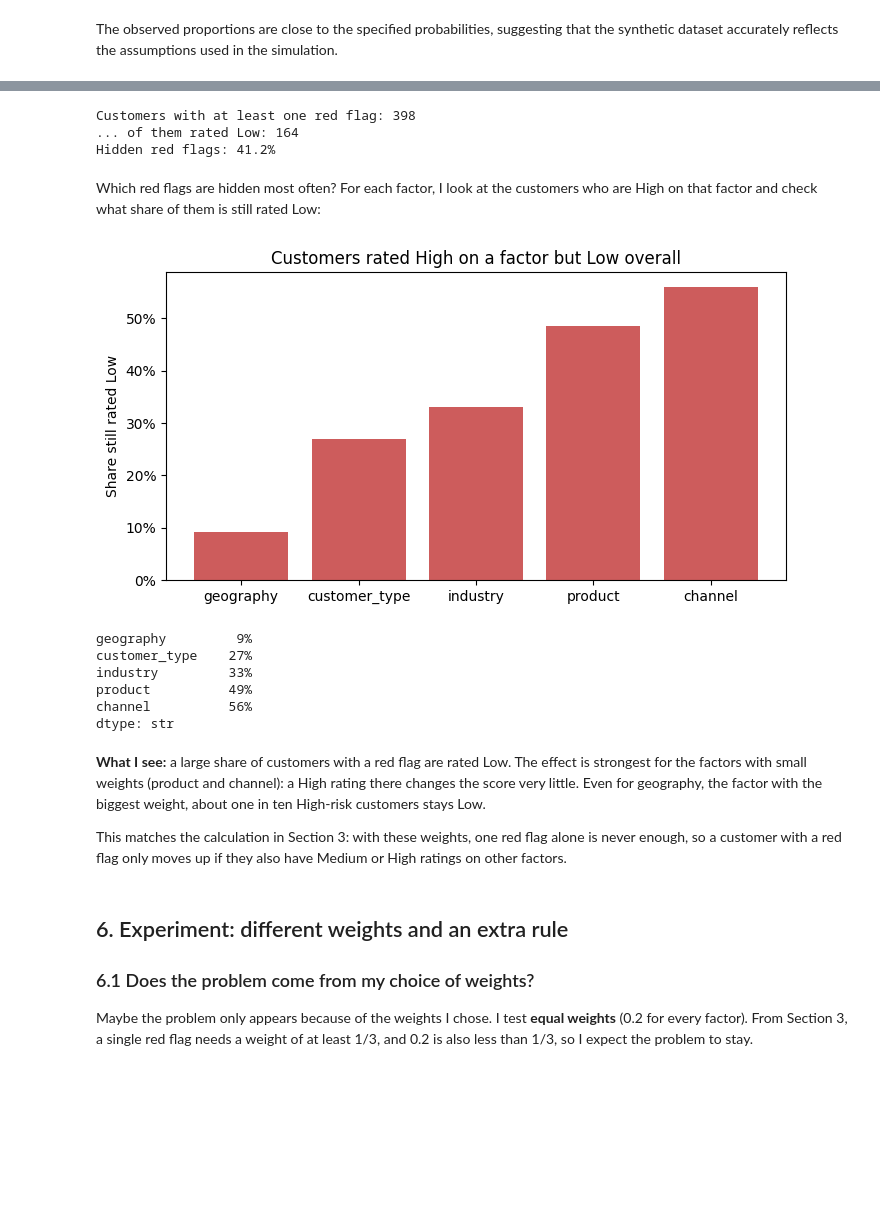
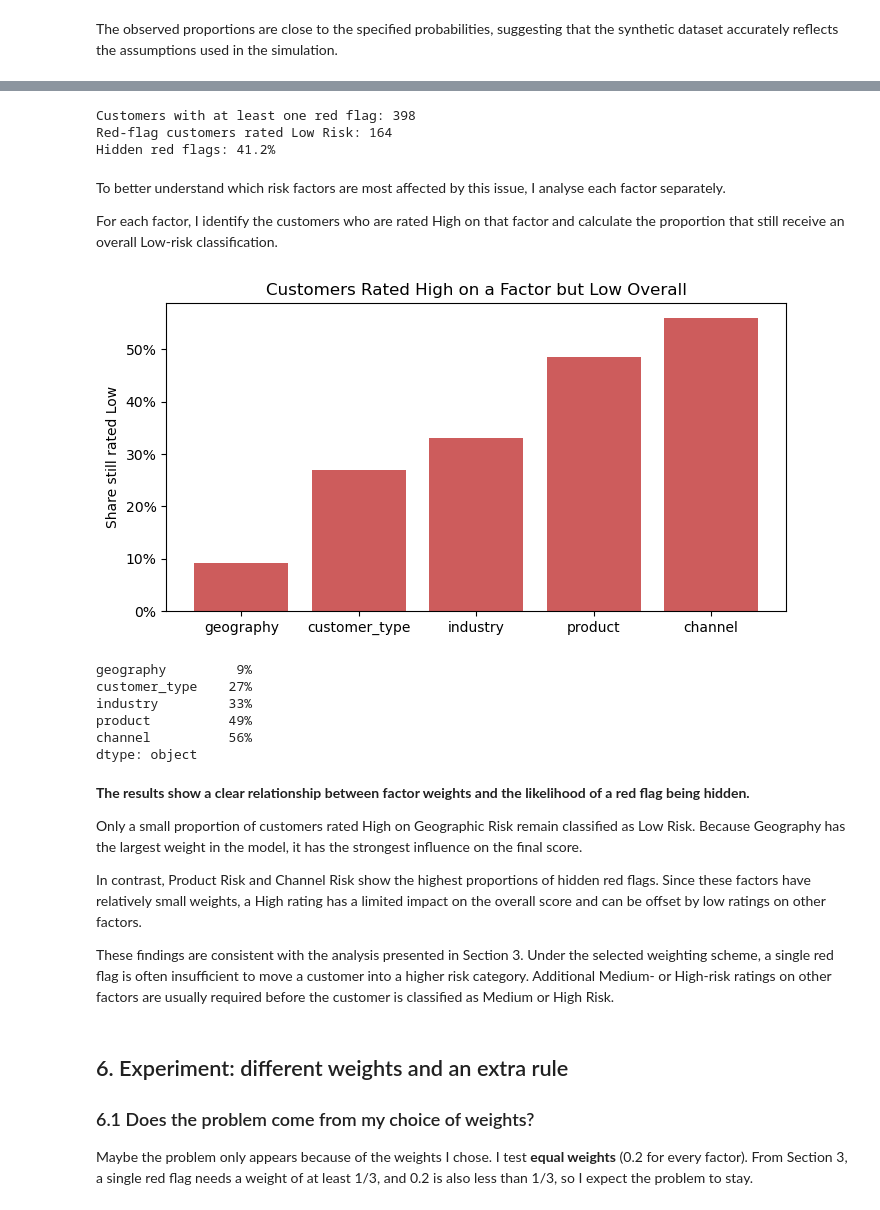
Before and after one commit to yanadzhizova/risk-matrix-project, a Jupyter notebook: notebook.ipynb, the cells around one changed output, grey strips where cells are left out. Drawn from its saved outputs; the diff is of its cells as text; code cells hidden in the pictures; blank space fills up the shorter version.

Commit message:
Refine results and hidden red flag analysis

```diff
--- a/notebook.ipynb
+++ b/notebook.ipynb
@@ -284,42 +287,53 @@ red_flag_customers = customers[customers["red_flag"]]
 hidden = red_flag_customers[red_flag_customers["risk_level"] == "Low"]
 
 print("Customers with at least one red flag:", len(red_flag_customers))
-print("... of them rated Low:", len(hidden))
+print("Red-flag customers rated Low Risk:", len(hidden))
 print(f"Hidden red flags: {len(hidden) / len(red_flag_customers):.1%}")
 # %% [output]
 Customers with at least one red flag: 398
-... of them rated Low: 164
+Red-flag customers rated Low Risk: 164
 Hidden red flags: 41.2%
 # %% [markdown]
-Which red flags are hidden most often? For each factor, I look at the customers who are High on that factor and check what share of them is still rated Low:
+To better understand which risk factors are most affected by this issue, I analyse each factor separately.
+
+For each factor, I identify the customers who are rated High on that factor and calculate the proportion that still receive an overall Low-risk classification.
 # %%
 hidden_by_factor = {}
+
 for factor in FACTORS:
     high_on_factor = customers[customers[factor] == 3]
-    hidden_by_factor[factor] = (high_on_factor["risk_level"] == "Low").mean()
+    hidden_by_factor[factor] = (
+        high_on_factor["risk_level"] == "Low"
+    ).mean()
 
 hidden_by_factor = pd.Series(hidden_by_factor)
 
 plt.figure(figsize=(8, 4))
 plt.bar(hidden_by_factor.index, hidden_by_factor.values, color="indianred")
 plt.ylabel("Share still rated Low")
-plt.title("Customers rated High on a factor but Low overall")
-plt.gca().yaxis.set_major_formatter(plt.FuncFormatter(lambda v, _: f"{v:.0%}"))
+plt.title("Customers Rated High on a Factor but Low Overall")
+plt.gca().yaxis.set_major_formatter(
+    plt.FuncFormatter(lambda v, _: f"{v:.0%}")
+)
 plt.show()
 
 hidden_by_factor.map("{:.0%}".format)
 # %% [output]
-[figure, old version]
+[figure, new version]
 geography         9%
 customer_type    27%
 industry         33%
 product          49%
 channel          56%
-dtype: str
+dtype: object
 # %% [markdown]
-**What I see:** a large share of customers with a red flag are rated Low. The effect is strongest for the factors with small weights (product and channel): a High rating there changes the score very little. Even for geography, the factor with the biggest weight, about one in ten High-risk customers stays Low.
+**The results show a clear relationship between factor weights and the likelihood of a red flag being hidden.**
 
-This matches the calculation in Section 3: with these weights, one red flag alone is never enough, so a customer with a red flag only moves up if they also have Medium or High ratings on other factors.
+Only a small proportion of customers rated High on Geographic Risk remain classified as Low Risk. Because Geography has the largest weight in the model, it has the strongest influence on the final score.
+
+In contrast, Product Risk and Channel Risk show the highest proportions of hidden red flags. Since these factors have relatively small weights, a High rating has a limited impact on the overall score and can be offset by low ratings on other factors.
+
+These findings are consistent with the analysis presented in Section 3. Under the selected weighting scheme, a single red flag is often insufficient to move a customer into a higher risk category. Additional Medium- or High-risk ratings on other factors are usually required before the customer is classified as Medium or High Risk.
 # %% [markdown]
 ## 6. Experiment: different weights and an extra rule
 
```
Also changed, not shown: parts of 3 cells of this notebook.
